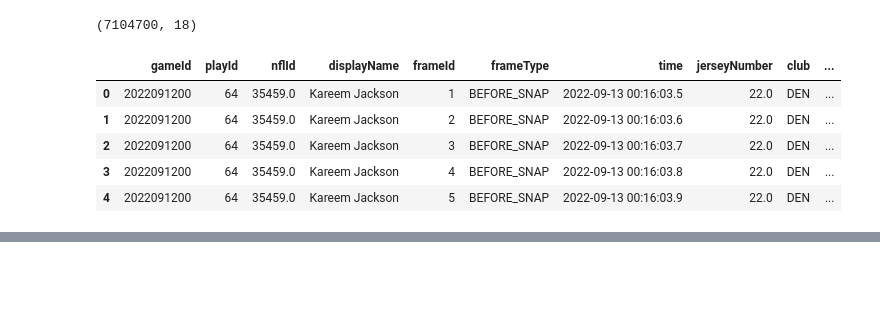
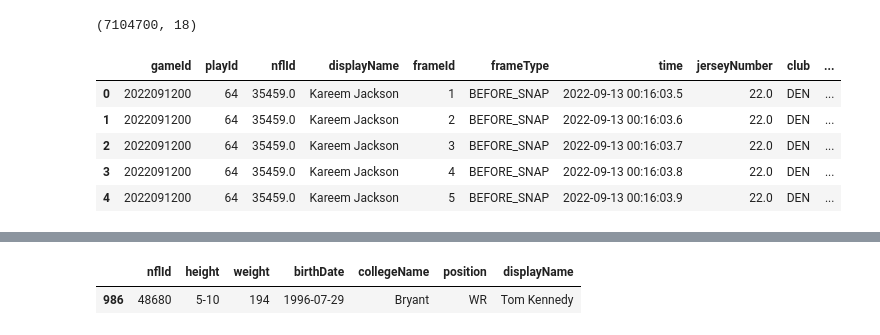
Before and after one commit to kogi31/kaggle, a Jupyter notebook: nfl-big-data-bowl-2025.ipynb, the cells around one changed output, grey strips where cells are left out. Saved outputs shown, nothing was run; the diff lists cells and outputs as text; code cells hidden in the pictures; blank space fills up the shorter version.

```diff
--- a/nfl-big-data-bowl-2025.ipynb
+++ b/nfl-big-data-bowl-2025.ipynb
@@ -376,0 +466,74 @@ week1.head()
+# %%
+college_name = ['Michigan', 'Arkansas', 'California', 'UCLA', 'Boston College',
+       'Delaware', 'Virginia Tech', 'Miami', 'Georgia', 'Missouri',
+       'Michigan State', 'Oklahoma', 'South Florida', 'Alabama',
+       'Rutgers', 'Texas Christian', 'Indiana', 'Florida', 'Kentucky',
+       'Louisiana State', 'Texas State', 'Texas A&amp;M', 'Wisconsin',
+       'North Carolina', 'Ohio State', 'Notre Dame', 'Florida State',
+       'Cincinnati', 'Arizona State', 'Kansas', 'Auburn',
+       'Central Michigan', 'Troy', 'South Carolina', 'Mississippi State',
+       'West Virginia', 'Syracuse', 'Iowa', 'Utah State', 'Nebraska',
+       'Marshall', 'Vanderbilt', 'Arkansas State', 'Arizona',
+       'Regina, Can.', 'Purdue', 'Presbyterian', 'Southern Methodist',
+       'Virginia', 'Stanford', 'Wyoming', 'Houston', 'Mississippi',
+       'Baylor', 'Pennsylvania', 'California, Pa.', 'Clemson',
+       'Tennessee', 'Southern California', 'Southern Mississippi',
+       'Arkansas-Pine Bluff', 'Texas', 'Illinois', 'Colorado', 'Harvard',
+       'Buffalo', 'Iowa State', 'San Jose State', 'Central Florida',
+       'Connecticut', 'Oregon State', 'Samford', 'Minn. State-Mankato',
+       'Pittsburgh', 'Northern Illinois', 'Louisville', 'Boise State',
+       'Nevada', 'Fresno State', 'Brigham Young', 'Georgia Tech',
+       'Penn State', 'Eastern Illinois', 'North Dakota State',
+       'Georgia Southern', 'Louisiana Tech', 'North Carolina State',
+       'Illinois State', 'Oregon', 'Ball State', 'Kansas State',
+       'Colorado State-Pueblo', 'South Carolina State', 'James Madison',
+       'Texas Tech', 'Colorado State', 'Bloomsburg', 'Canisius',
+       'No College', 'Washington', 'Duke', 'Utah', 'Minnesota',
+       'Southern Illinois', 'Memphis', 'Maryland', 'Louisiana-Lafayette',
+       'Rice', 'Northwestern', 'Texas-El Paso', 'Sacramento State',
+       'Wisconsin-Whitewater', 'Old Dominion', 'Montana State', 'Toledo',
+       'Oklahoma State', 'Middle Tennessee', 'Western Kentucky',
+       'Southern Utah', 'Manitoba, Can.', 'Grand Valley State', 'Temple',
+       'West Alabama', 'William &amp; Mary', 'Holy Cross',
+       'Florida Atlantic', 'Augustana, S.D.', 'Virginia Commonwealth',
+       'Western Michigan', 'East Carolina', 'South Alabama', 'Villanova',
+       'North Carolina-Charlotte', 'Eastern Washington', 'Ohio',
+       'Florida International', 'Albany State, Ga.', 'San Diego', 'Drake',
+       'West Georgia', 'Chattanooga', 'Eastern Michigan',
+       'San Diego State', 'Maine', 'Valdosta State', 'Greenville',
+       'Hawaii', 'Massachusetts', 'Kentucky Wesleyan',
+       'Western State, Colo.', 'Indiana State', 'Missouri State',
+       'Wisconsin-Platteville', 'Washington State', 'Texas-San Antonio',
+       'South Dakota State', 'Wake Forest', 'Fort Hays State',
+       'Humboldt State', 'Weber State', 'Fordham', 'Stephen F. Austin',
+       'Jacksonville State', 'Yale', 'Appalachian State', 'Ferris State',
+       'Western Carolina', 'Southern U.', 'Central Arkansas',
+       'North Texas', 'Youngstown State', 'Alabama-Birmingham',
+       'Northern Iowa', 'Tulane', 'Georgia State', 'Sioux Falls',
+       'Missouri Western', 'Grambling', 'Bucknell', 'Southern Arkansas',
+       'Southeast Missouri', 'Prairie View', 'Alabama State',
+       'Western Illinois', 'Murray State', 'Charleston, W. Va.',
+       'Tarleton State', 'Elon', 'Bowling Green',
+       'North Carolina A&amp;T', 'Idaho', 'Malone', 'Lindenwood',
+       'Assumption', 'Stetson University', 'Wayne State, Mich.',
+       'Findlay', 'Bryant', 'Princeton', 'Kutztown', 'Bemidji State',
+       'Tusculum', 'Lenoir-Rhyne', 'Dayton', "St. John's, Minn.", 'Tulsa',
+       'Wagner', 'Missouri S&amp;T', 'Brown', 'Army', 'Norfolk State',
+       'North Carolina at Pembroke', 'Berry', 'Eastern Kentucky',
+       'Miami, O.', 'Coastal Carolina', 'Liberty', 'Fayetteville State',
+       'Sam Houston State', 'Northwest Missouri State',
+       'Framingham State', 'West Florida', 'Idaho State',
+       'Texas A&amp;M-Commerce', 'Florida A&amp;M']
+
+# 출신대학별 데이터를 저장할 딕셔너리 생성
+college_data = {}
+
+# 각 출신대학별로 데이터를 나누어 딕셔너리에 저장
+for college in college_name:
+    college_data[college] = players[players['collegeName'] == college]
+
+# 예시: Bryant 확인
+college_data['Bryant']
+# %% [output]
+|  | nflId | height | weight | birthDate | collegeName | position | displayName |
+| 986 | 48680 | 5-10 | 194 | 1996-07-29 | Bryant | WR | Tom Kennedy |
```
Also changed, not shown: parts of 5 cells of this notebook.
